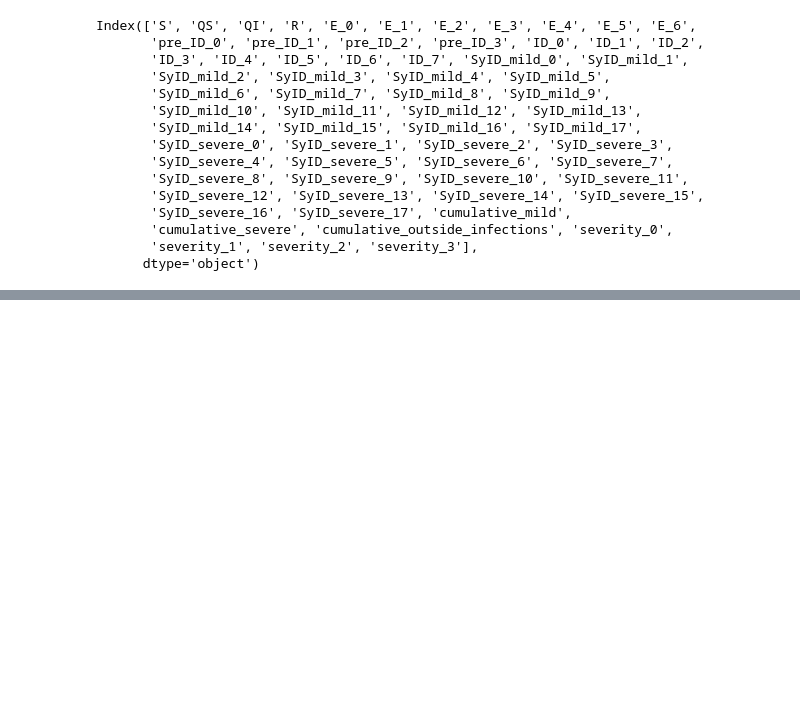
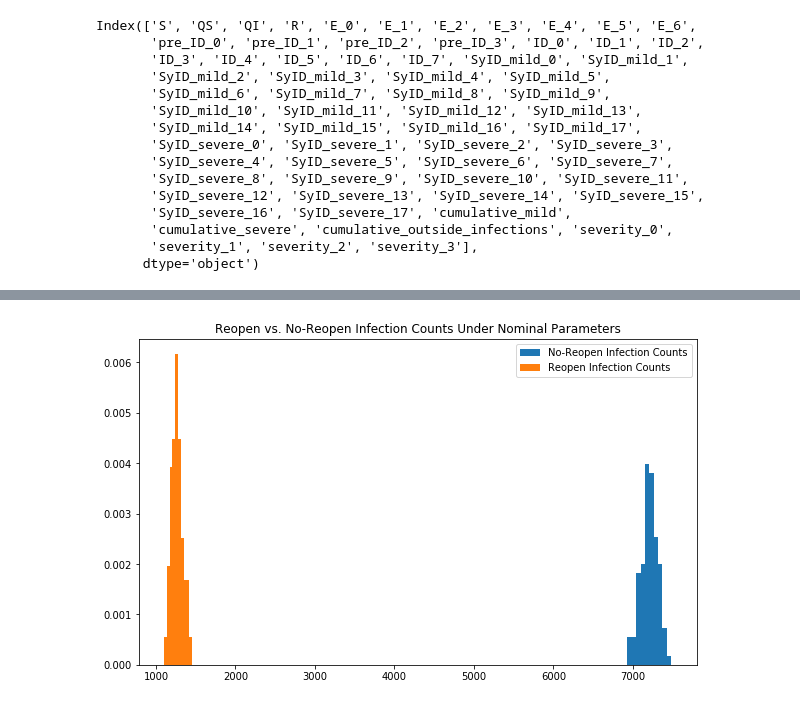
Before and after one commit to peter-i-frazier/group-testing, a Jupyter notebook: notebooks/june_9_no_reopen_plots.ipynb, the cells around one changed output, grey strips where cells are left out. Saved outputs shown, nothing was run; the diff lists cells and outputs as text; code cells hidden in the pictures; blank space fills up the shorter version.

```diff
--- a/notebooks/june_9_no_reopen_plots.ipynb
+++ b/notebooks/june_9_no_reopen_plots.ipynb
@@ -205,0 +221,16 @@ Index(['S', 'QS', 'QI', 'R', 'E_0', 'E_1', 'E_2', 'E_3', 'E_4', 'E_5', 'E_6',
+# %%
+agedist_output = MultiParamOutputLoader("/nfs01/covid_sims/1591800602.9895172-asymptomatic_daily_self_report_p")
+# %%
+import matplotlib.pyplot as plt
+%matplotlib inline
+
+scenario = 'Nominal'
+plt.figure(figsize=(10,6))
+noreopen_counts, reopen_counts = get_infection_counts(scenario, agedist_output, reopen_output)
+plt.hist(noreopen_counts, label="No-Reopen Infection Counts", normed=True)
+plt.hist(reopen_counts, label="Reopen Infection Counts", normed=True)
+plt.legend(loc='best')
+plt.title('Reopen vs. No-Reopen Infection Counts Under {} Parameters'.format(scenario))
+plt.show()
+# %% [output]
+[figure, added]
```
Also changed, not shown: parts of 8 cells of this notebook, 1 other file.
